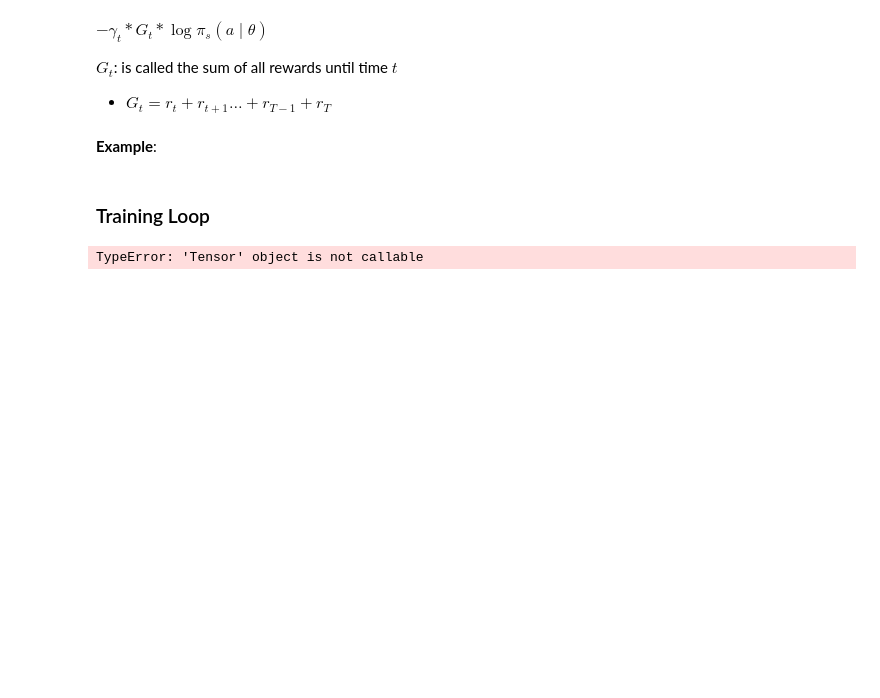
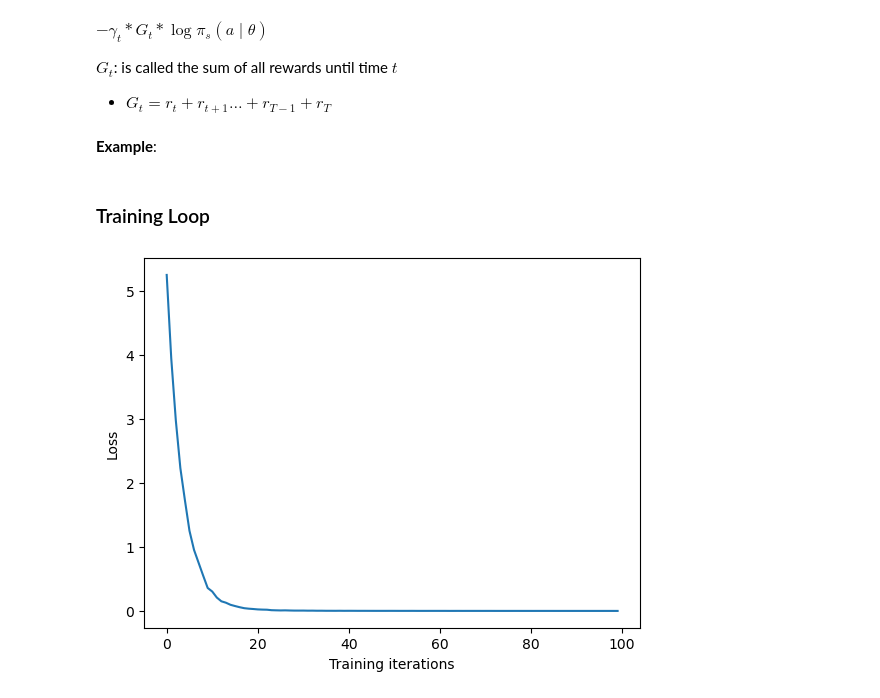
Before and after one commit to xrsrke/reinforcement-learning, a Jupyter notebook: 04_policy_gradient_methods/01.ipynb, the cells around one changed output. Drawn from its saved outputs; the diff is of its cells as text; code cells hidden in the pictures; blank space fills up the shorter version.

```diff
--- a/04_policy_gradient_methods/01.ipynb
+++ b/04_policy_gradient_methods/01.ipynb
@@ -44,12 +38,10 @@ def discount_rewards(rewards, discount_factor):
     timesteps = torch.arange(0, n_rewards)
 
     # calculate the discount for each time step
-    discount = torch.pow(discount_factor, timesteps)
-    discounted_rewards = discount * rewards
+    discounts = torch.pow(discount_factor, timesteps)
+    discounted_rewards = discounts * rewards
 
     # normalize
     discounted_rewards /= discounted_rewards.max()
 
     return discounted_rewards
-# %%
-rewards = torch.tensor([1, 2, 3])
@@ -112,11 +62,3 @@ def loss_func(selected_actions, discounted_rewards):
-# %%
-MAX_DUR = 200
-MAX_EPISODES = 1000
-
-discount_factor = 0.99
-scores = []
-transitions = []
-losses = []
 # %%
 def select_action(model, state):
     predicted_action = model(state)
@@ -150,22 +94,27 @@ def extract_transitions(transitions):
 
     return states, actions, rewards
 # %%
-N_EPISODE = 1
+N_EPISODE = 100
 DISCOUNT_FACTOR = 0.99
 
 losses = []
+epsiode_len = []
 
 for episode in range(N_EPISODE):
     transitions = generate_transitions(model=model, env=env)
-    states, actions, reward = extract_transitions(transitions)
-    discounted_rewards = discount_rewards(rewards, discount_factor=DISCOUNT_FACTOR)
+    epsiode_len.append(len(transitions))
+
+    states, actions, rewards = extract_transitions(transitions)
 
     # convert to torch tensor
     states = torch.tensor(states)
+    rewards = torch.tensor(rewards)
+
+    discounted_rewards = discount_rewards(rewards, discount_factor=DISCOUNT_FACTOR)
 
     # make prediction over a batch of states
     predicted_actions = model(states)
-    selected_actions = predicted_actions(range(len(predicted_actions)), actions)
+    selected_actions = predicted_actions[range(len(predicted_actions)), actions]
 
     loss = loss_func(selected_actions, discounted_rewards)
     losses.append(loss.detach().numpy())
@@ -173,5 +122,10 @@ for episode in range(N_EPISODE):
     optimizier.zero_grad()
     loss.backward()
     optimizier.step()
-# %% [output]
-TypeError: 'Tensor' object is not callable
+# %%
+plt.plot(losses)
+plt.xlabel('Training iterations')
+plt.ylabel('Loss')
+plt.show()
+# %% [output]
+[figure, added]
```
Also changed, not shown: parts of 19 cells of this notebook, 3 other files.
